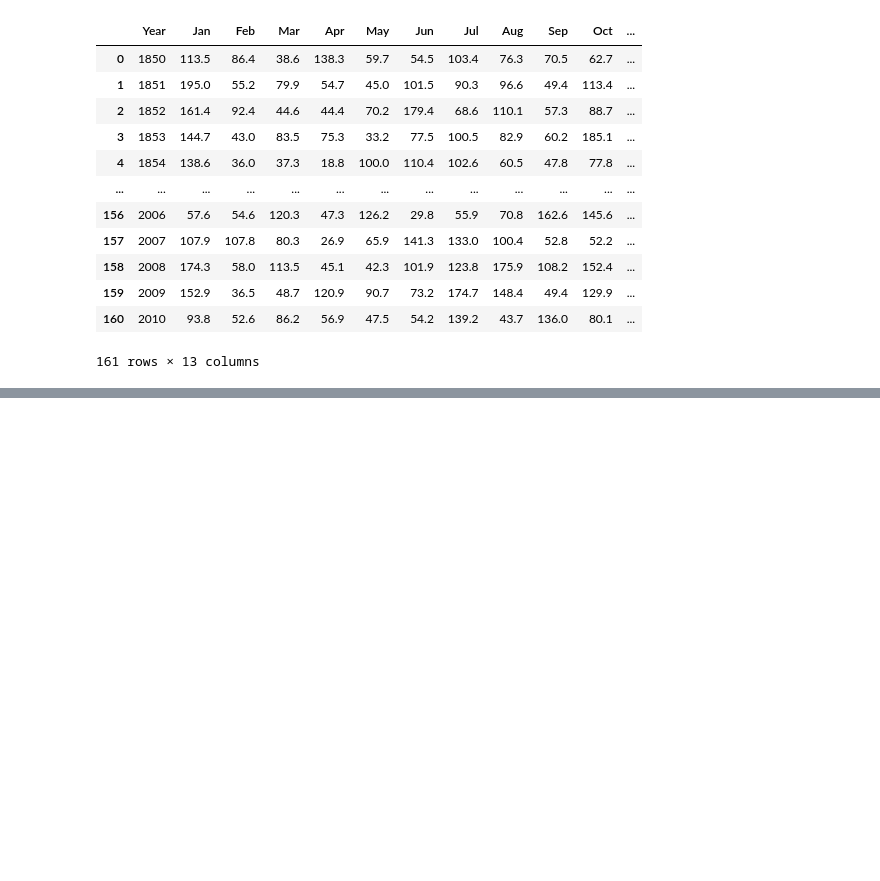
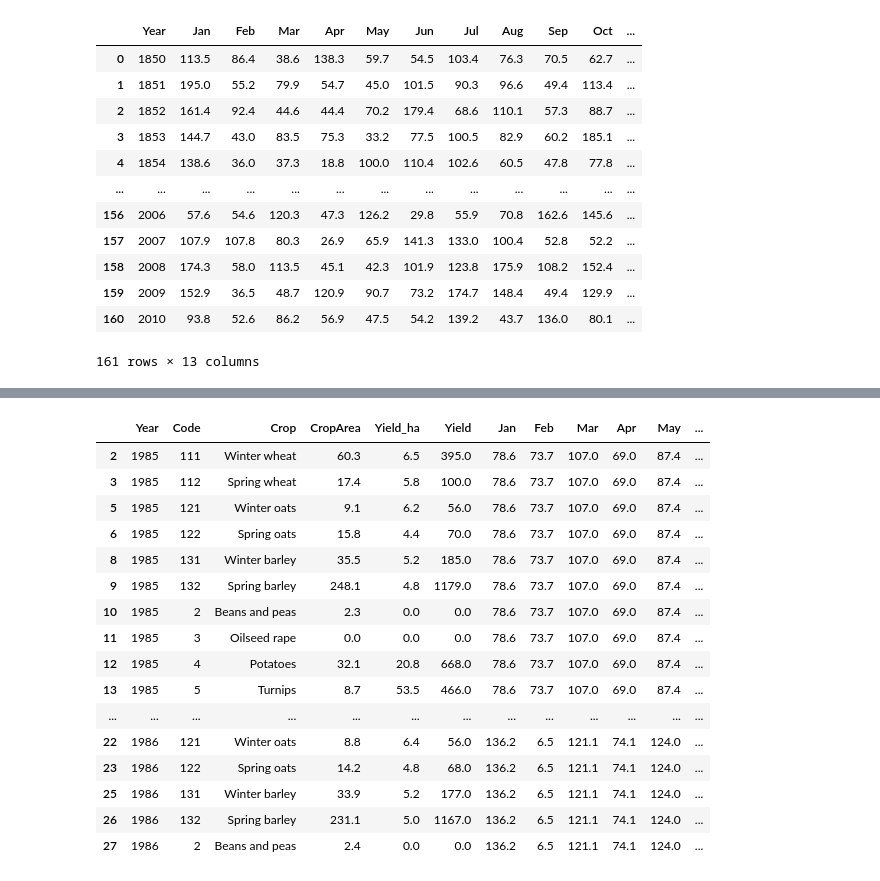
Before and after one commit to Vitalismirnov/CA2_Smirnoff, a Jupyter notebook: CA2_VitalisSmirnovs.ipynb, the cells around one changed output, grey strips where cells are left out. Cells and saved outputs as stored; diff of their text form; code cells hidden in the pictures; blank space fills up the shorter version.

```diff
--- a/CA2_VitalisSmirnovs.ipynb
+++ b/CA2_VitalisSmirnovs.ipynb
@@ -189,0 +238,20 @@ df.describe()
+# %%
+df3.head(20)
+# %% [output]
+|  | Year | Code | Crop | CropArea | Yield_ha | Yield | Jan | Feb | Mar | Apr | May | ... |
+| 2 | 1985 | 111 | Winter wheat | 60.3 | 6.5 | 395.0 | 78.6 | 73.7 | 107.0 | 69.0 | 87.4 | ... |
+| 3 | 1985 | 112 | Spring wheat | 17.4 | 5.8 | 100.0 | 78.6 | 73.7 | 107.0 | 69.0 | 87.4 | ... |
+| 5 | 1985 | 121 | Winter oats | 9.1 | 6.2 | 56.0 | 78.6 | 73.7 | 107.0 | 69.0 | 87.4 | ... |
+| 6 | 1985 | 122 | Spring oats | 15.8 | 4.4 | 70.0 | 78.6 | 73.7 | 107.0 | 69.0 | 87.4 | ... |
+| 8 | 1985 | 131 | Winter barley | 35.5 | 5.2 | 185.0 | 78.6 | 73.7 | 107.0 | 69.0 | 87.4 | ... |
+| 9 | 1985 | 132 | Spring barley | 248.1 | 4.8 | 1179.0 | 78.6 | 73.7 | 107.0 | 69.0 | 87.4 | ... |
+| 10 | 1985 | 2 | Beans and peas | 2.3 | 0.0 | 0.0 | 78.6 | 73.7 | 107.0 | 69.0 | 87.4 | ... |
+| 11 | 1985 | 3 | Oilseed rape | 0.0 | 0.0 | 0.0 | 78.6 | 73.7 | 107.0 | 69.0 | 87.4 | ... |
+| 12 | 1985 | 4 | Potatoes | 32.1 | 20.8 | 668.0 | 78.6 | 73.7 | 107.0 | 69.0 | 87.4 | ... |
+| 13 | 1985 | 5 | Turnips | 8.7 | 53.5 | 466.0 | 78.6 | 73.7 | 107.0 | 69.0 | 87.4 | ... |
+| ... | ... | ... | ... | ... | ... | ... | ... | ... | ... | ... | ... | ... |
+| 22 | 1986 | 121 | Winter oats | 8.8 | 6.4 | 56.0 | 136.2 | 6.5 | 121.1 | 74.1 | 124.0 | ... |
+| 23 | 1986 | 122 | Spring oats | 14.2 | 4.8 | 68.0 | 136.2 | 6.5 | 121.1 | 74.1 | 124.0 | ... |
+| 25 | 1986 | 131 | Winter barley | 33.9 | 5.2 | 177.0 | 136.2 | 6.5 | 121.1 | 74.1 | 124.0 | ... |
+| 26 | 1986 | 132 | Spring barley | 231.1 | 5.0 | 1167.0 | 136.2 | 6.5 | 121.1 | 74.1 | 124.0 | ... |
+| 27 | 1986 | 2 | Beans and peas | 2.4 | 0.0 | 0.0 | 136.2 | 6.5 | 121.1 | 74.1 | 124.0 | ... |
```
Also changed, not shown: parts of 12 cells of this notebook.
